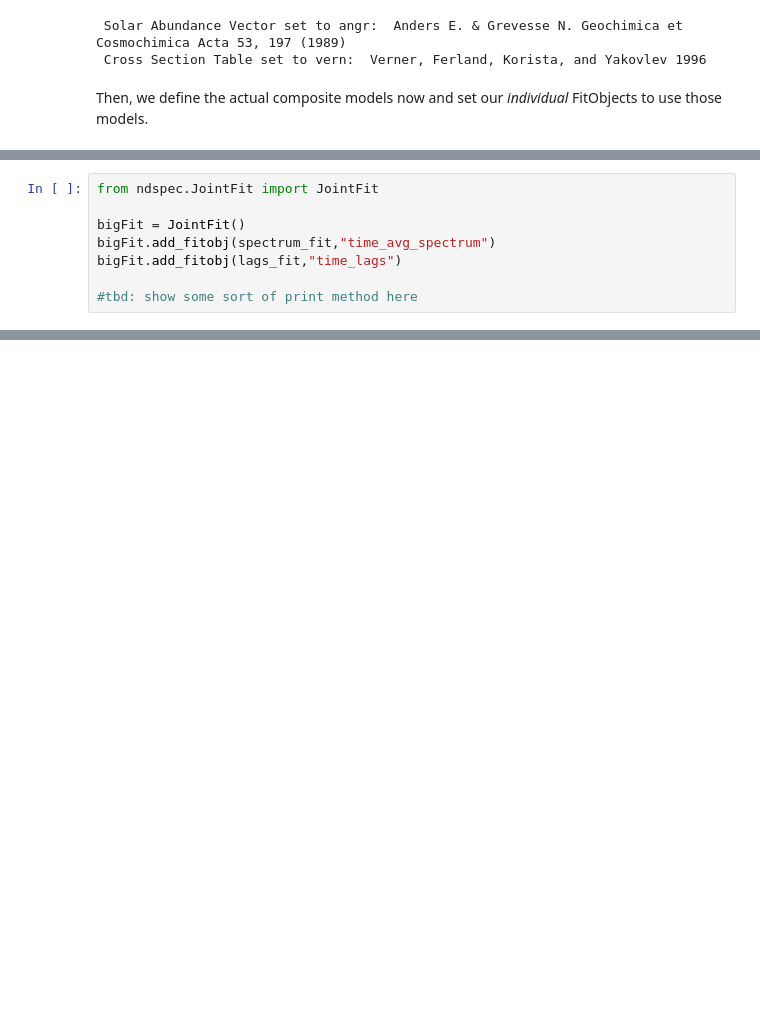
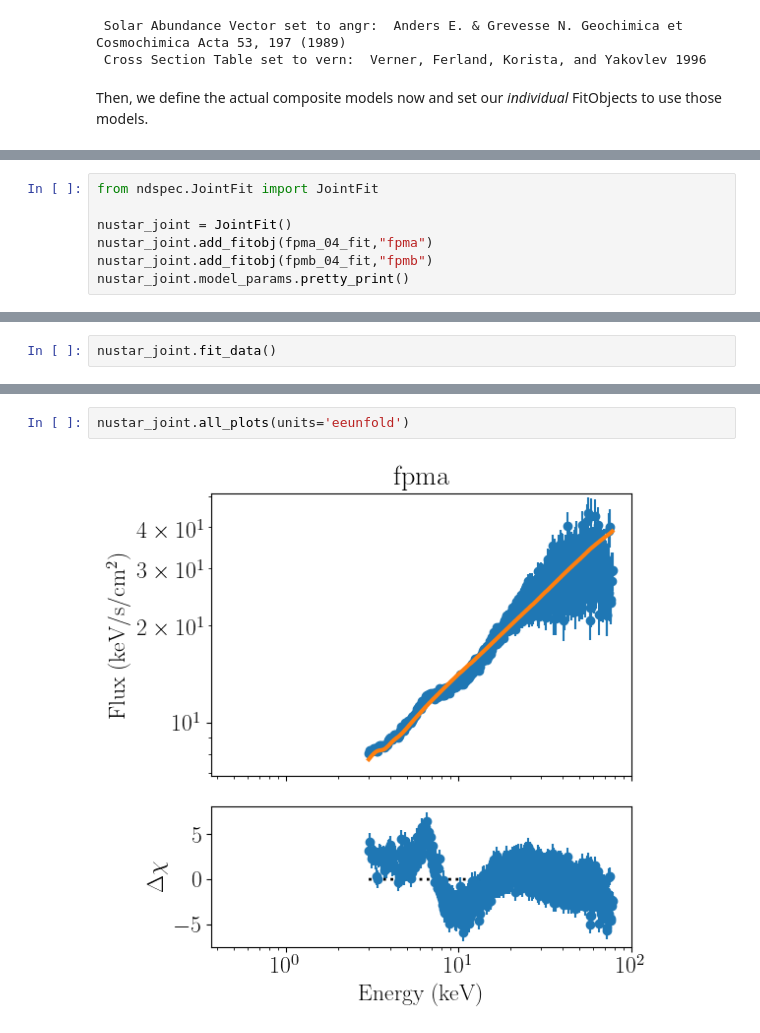
Before and after one commit to nDspec/nDspec, a Jupyter notebook: docs/fit_joint.ipynb, the cells around one changed output, grey strips where cells are left out. Cells and saved outputs as stored; diff of their text form; blank space fills up the shorter version.

```diff
--- a/docs/fit_joint.ipynb
+++ b/docs/fit_joint.ipynb
@@ -344,8 +132,7 @@ Okay, now that we have two models, we want to try and share parameters between t
 # %%
 from ndspec.JointFit import JointFit
 
-bigFit = JointFit()
-bigFit.add_fitobj(spectrum_fit,"time_avg_spectrum")
-bigFit.add_fitobj(lags_fit,"time_lags")
-
-#tbd: show some sort of print method here
+nustar_joint = JointFit()
+nustar_joint.add_fitobj(fpma_04_fit,"fpma")
+nustar_joint.add_fitobj(fpmb_04_fit,"fpmb")
+nustar_joint.model_params.pretty_print()
@@ -353,0 +150,2 @@ And then we can use this new JointFit object to fit the data in exactly the same
+# %%
+nustar_joint.fit_data()
@@ -353,0 +176,4 @@ And then we can use this new JointFit object to fit the data in exactly the same
+# %%
+nustar_joint.all_plots(units='eeunfold')
+# %% [output]
+[figure, added]
```
Also changed, not shown: parts of 24 cells of this notebook, 10 other files.
